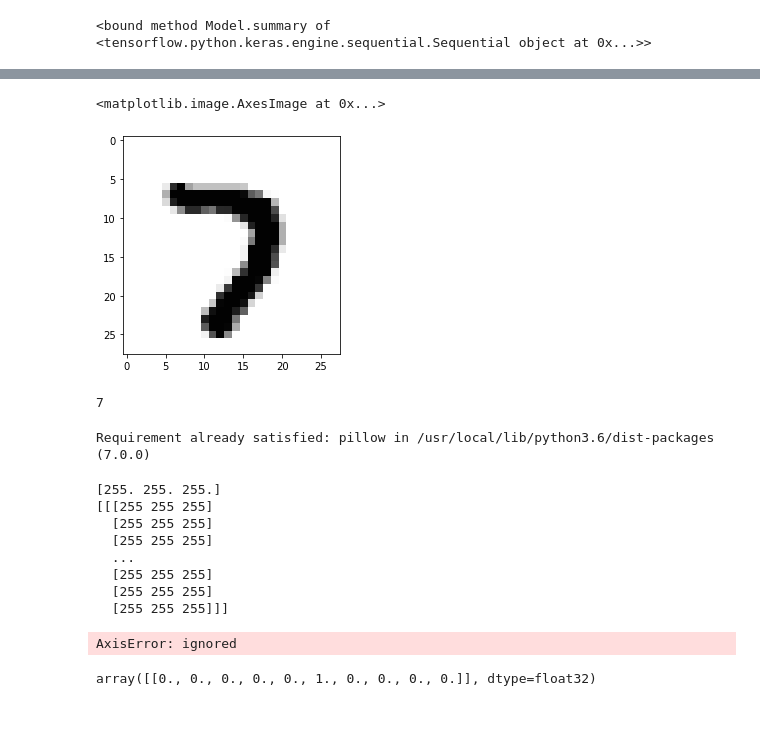
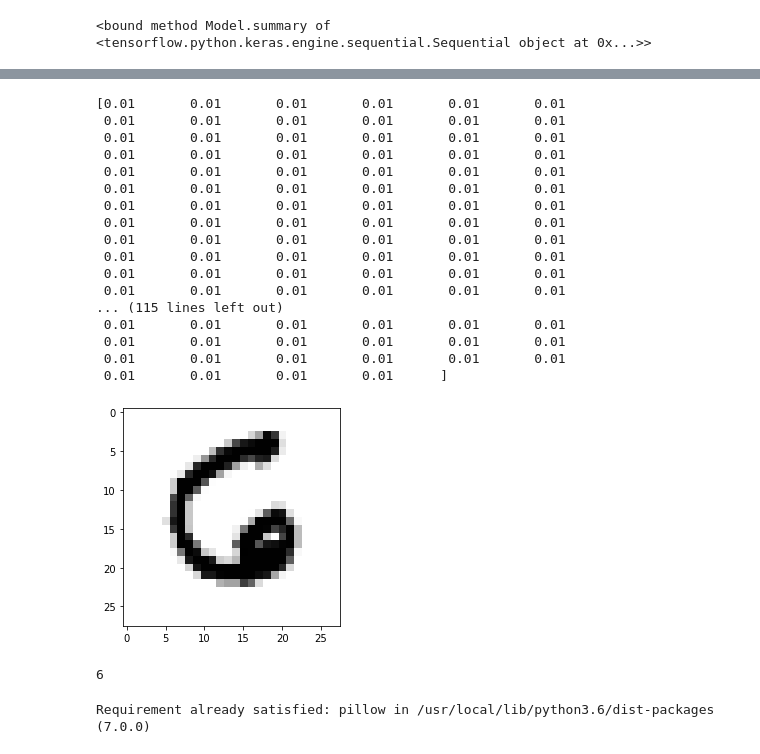
Before and after one commit to rajeshvalluri/MNIST_TF, a Jupyter notebook: MNIST_TF.ipynb, the cells around one changed output, grey strips where cells are left out. Cells and saved outputs as stored; diff of their text form; code cells hidden in the pictures; blank space fills up the shorter version.

```diff
--- a/MNIST_TF.ipynb
+++ b/MNIST_TF.ipynb
@@ -91,7 +93,7 @@ y_test = []
 for rows in data_list:
   X_test.append(np.asfarray(rows.split(',')[1:]))
   y_test.append(int(rows.split(',')[0]))
-X_test = np.array(X_test)/255.0 #scaling test data
+X_test = np.array(X_test)/255.0 + 0.01 #scaling test data
 y_test = np.array(y_test)
 # %%
 #Evaluate the trained model on test data
@@ -102,43 +104,32 @@ model.evaluate(X_test,y_test)
 # %%
 #Check a couple of images and their corresponding labels.
-matplotlib.pyplot.imshow(X_test[9586].reshape([28,28]),cmap='Greys',interpolation='None')
+plt.pyplot.imshow(X_test[1458].reshape([28,28]),cmap='Greys',interpolation='None')
+print(X_test[1458])
 # %% [output]
-<matplotlib.image.AxesImage at 0x...>
+[0.01       0.01       0.01       0.01       0.01       0.01
+ 0.01       0.01       0.01       0.01       0.01       0.01
+ 0.01       0.01       0.01       0.01       0.01       0.01
+ 0.01       0.01       0.01       0.01       0.01       0.01
+ 0.01       0.01       0.01       0.01       0.01       0.01
+ 0.01       0.01       0.01       0.01       0.01       0.01
+ 0.01       0.01       0.01       0.01       0.01       0.01
+ 0.01       0.01       0.01       0.01       0.01       0.01
+ 0.01       0.01       0.01       0.01       0.01       0.01
+ 0.01       0.01       0.01       0.01       0.01       0.01
+ 0.01       0.01       0.01       0.01       0.01       0.01
+ 0.01       0.01       0.01       0.01       0.01       0.01
+... (115 lines left out)
+ 0.01       0.01       0.01       0.01       0.01       0.01
+ 0.01       0.01       0.01       0.01       0.01       0.01
+ 0.01       0.01       0.01       0.01       0.01       0.01
+ 0.01       0.01       0.01       0.01      ]
-[figure, old version]
+[figure, new version]
 # %%
-pred_image = np.expand_dims(X_test[9586], axis=0)
+pred_image = np.expand_dims(X_test[1458], axis=0)
 np.argmax(model.predict(pred_image))
 # %% [output]
-7
+6
 # %%
 pip install pillow
 # %% [output]
 Requirement already satisfied: pillow in /usr/local/lib/python3.6/dist-packages (7.0.0)
-# %%
-img = Image.open("//content/gdrive/My Drive/MNIST/four.jpg")
-img = np.asfarray(img)
-print(img[10][10])
-avg_pixel_value =  np.mean(img,axis=0,keepdims=True).astype(int)
-print(avg_pixel_value)
-img = np.concatenate([avg_pixel_value]*3,axis=3)
-img = img.resize((28,28))
-img_array = np.asfarray(img)/255.0
-plt.pyplot.imshow(img_array)
-print(img_array)
-img_array = img_array.flatten()
-img_pred = np.expand_dims(img_array, axis=0)
-print(img_pred.shape)
-# %% [output]
-[255. 255. 255.]
-[[[255 255 255]
-  [255 255 255]
-  [255 255 255]
-  ...
-  [255 255 255]
-  [255 255 255]
-  [255 255 255]]]
-AxisError: ignored
-# %%
-(model.predict(img_pred))
-# %% [output]
-array([[0., 0., 0., 0., 0., 1., 0., 0., 0., 0.]], dtype=float32)
```
Also changed, not shown: parts of 6 cells of this notebook.
